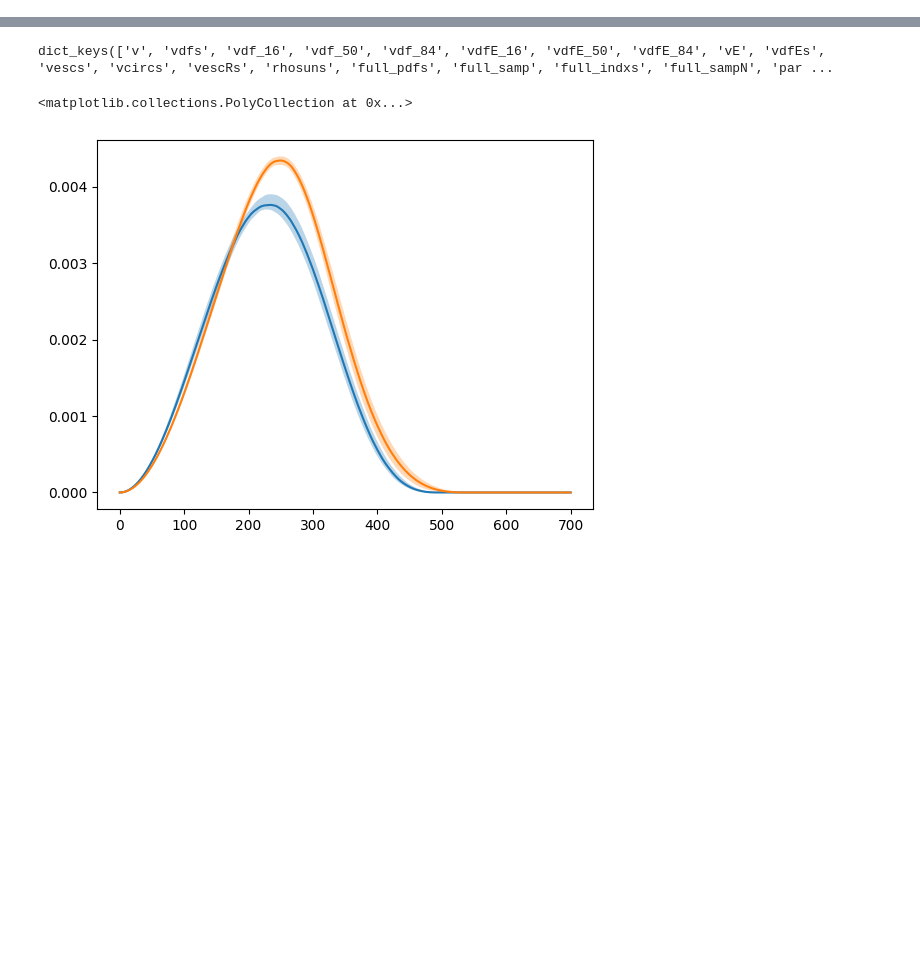
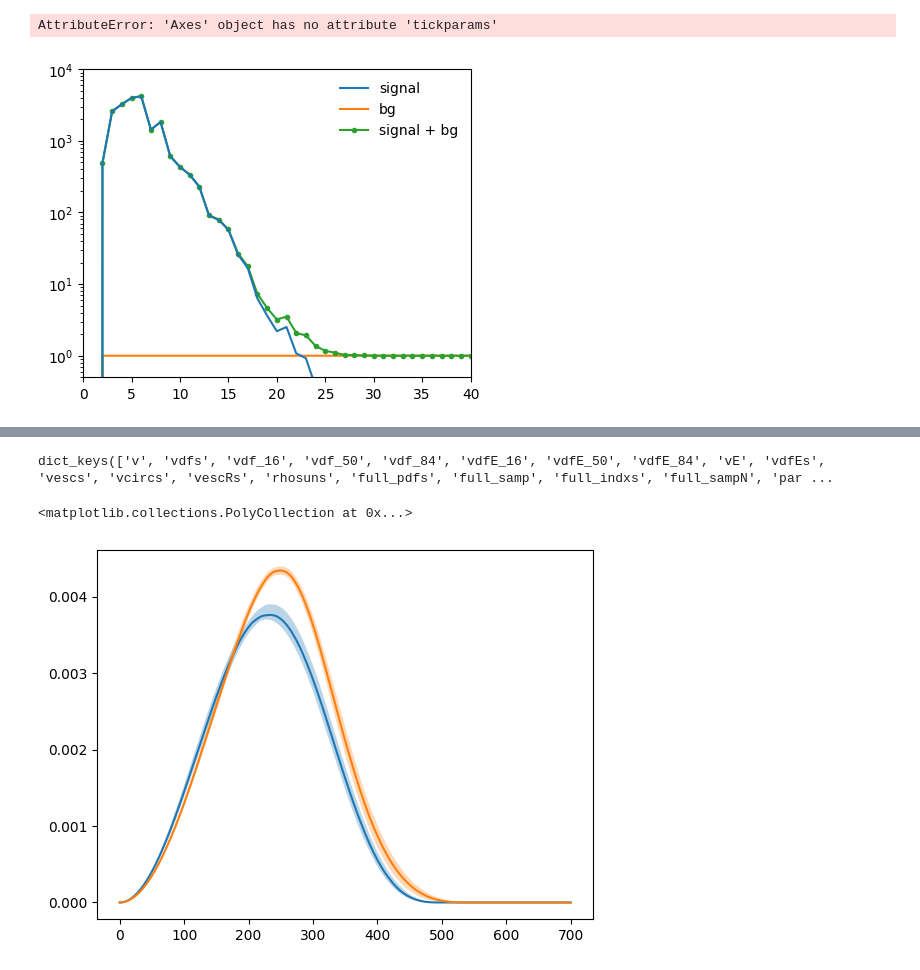
Before and after one commit to Manush19/MWlocalDM, a Jupyter notebook: Notebooks/DMdirectdetection/Er_Namespace.ipynb, the cells around one changed output, grey strips where cells are left out. Cells and saved outputs as stored; diff of their text form; code cells hidden in the pictures; blank space fills up the shorter version.

```diff
--- a/Notebooks/DMdirectdetection/Er_Namespace.ipynb
+++ b/Notebooks/DMdirectdetection/Er_Namespace.ipynb
@@ -39,0 +33,5 @@ plt.grid()
+# %%
+%%time
+rate_sg = el.diffSg(10, 1e-37, Ee)
+rate_bg = el.diffBg(1., Ee)
+rate_tot = el.diffTot(10., 1e-37, 1., Ee)
@@ -39,0 +41,21 @@ plt.grid()
+# %%
+fig, ax = plt.subplots(figsize = (5,4))
+
+ax.plot(Ee, rate_sg, label='signal', zorder=1)
+ax.plot(Ee, rate_bg, label='bg', zorder=0)
+ax.plot(Ee, rate_tot, marker='.', label='signal + bg', zorder=0)
+ax.legend(loc='upper right', frameon=False)
+
+ax.set_yscale('log')
+ax.set_ylim(5e-1,1e4)
+ax.set_xlim(0,40)
+ax.tickparams(which='both', direction='in', top=True, right=True)
+
+ax.set_xlabel('$E_e$ (eV)')
+ax.set_ylabel('$dR/dE_e \, (\mathrm{kg\, yr\, keV})^{-1}$')
+ax.text(25.5, 2e2, '$m = 10$ MeV, \n$\sigma = 10^{-37}\, \mathrm{cm^{-2}}$')
+ax.set_title('Differential recoil plot');
+plt.savefig('../../Output/figures/recoil/el_diff_recoil.png', bbox_inches='tight', dpi=300)
+# %% [output]
+AttributeError: 'Axes' object has no attribute 'tickparams'
+[figure, added]
```
Also changed, not shown: parts of 8 cells of this notebook.
